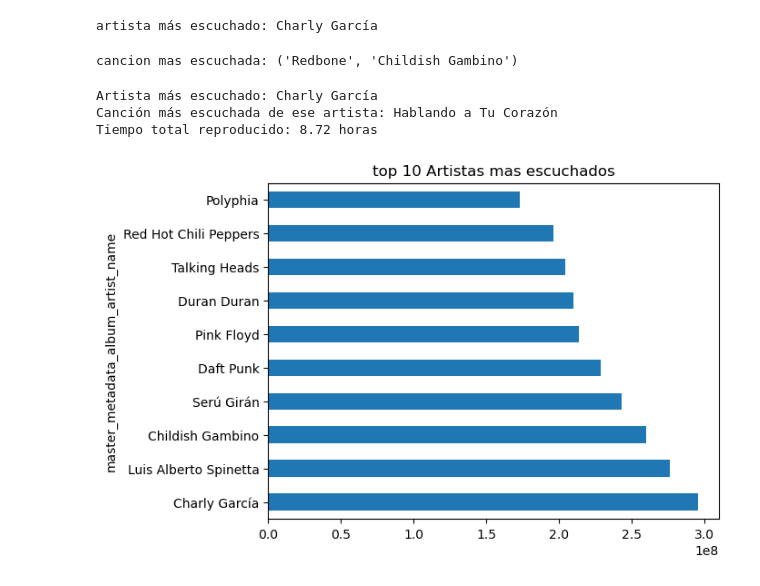
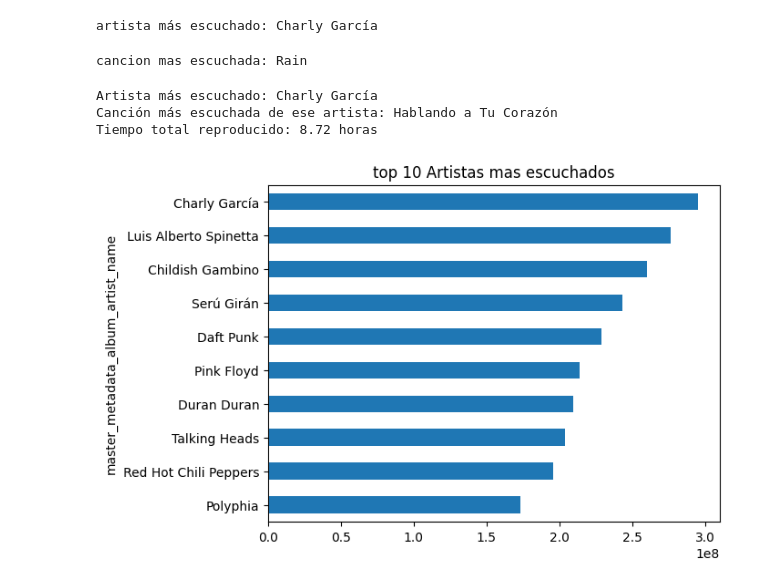
Before and after one commit to joaquinmora14/TPspotify-JoaquinM-NicoasC-CamiloR, a Jupyter notebook: tpSpotify.ipynb, the cells around one changed output. Drawn from its saved outputs; the diff is of its cells as text; code cells hidden in the pictures.

```diff
--- a/tpSpotify.ipynb
+++ b/tpSpotify.ipynb
@@ -66,9 +69,10 @@ print(f"\nartista más escuchado: {artista_mas_escuchado}")
 # %% [output]
 artista más escuchado: Charly García
 # %%
+#6-
 #aca estoy haciendo lo mismo que en el anterior punto pero con la cancion en vez de el artista, usando casi el mismo codigo
-cancion_mas_escuchada = archivo.groupby(['master_metadata_track_name', 'master_metadata_album_artist_name'])['ms_played'].sum().idxmax()
+cancion_mas_escuchada = archivo.groupby(['master_metadata_track_name'])['ms_played'].sum().idxmax()
 print("cancion mas escuchada:", cancion_mas_escuchada)
 # %% [output]
-cancion mas escuchada: ('Redbone', 'Childish Gambino')
+cancion mas escuchada: Rain
 # %%
@@ -86,11 +91,13 @@ Artista más escuchado: Charly García
 Canción más escuchada de ese artista: Hablando a Tu Corazón
 Tiempo total reproducido: 8.72 horas
 # %%
-#lo unico nuevo es el barh que lo descubri en google y es la forma de mostrar el grafico de manera horizontal
+#8-
+#lo unico nuevo es el barh que lo descubri en google y es la forma de mostrar el grafico de manera horizontal, plt es el grafico
 artista_mas_escuchado = archivo.groupby('master_metadata_album_artist_name')['ms_played'].sum().sort_values(ascending=False).head(10)
-artista_mas_escuchado.plot(kind='barh')
+artista_mas_escuchado = artista_mas_escuchado[::-1] #esto lo acabo de encontrar y va a ser usado en todos los graficos poara que se vea de manera mas correcta, seria de abajo a arriba asi por decirlo
+artista_mas_escuchado.plot(kind='barh') #un error que me costo entender y resoilver es que esta linea debe ir despus de la de -1 porque sino se grafica antes y no aplica
 plt.title('top 10 Artistas mas escuchados')
 plt.show()
 # %% [output]
-[figure, old version]
+[figure, new version]
 # %%
```
Also changed, not shown: parts of 11 cells of this notebook.
